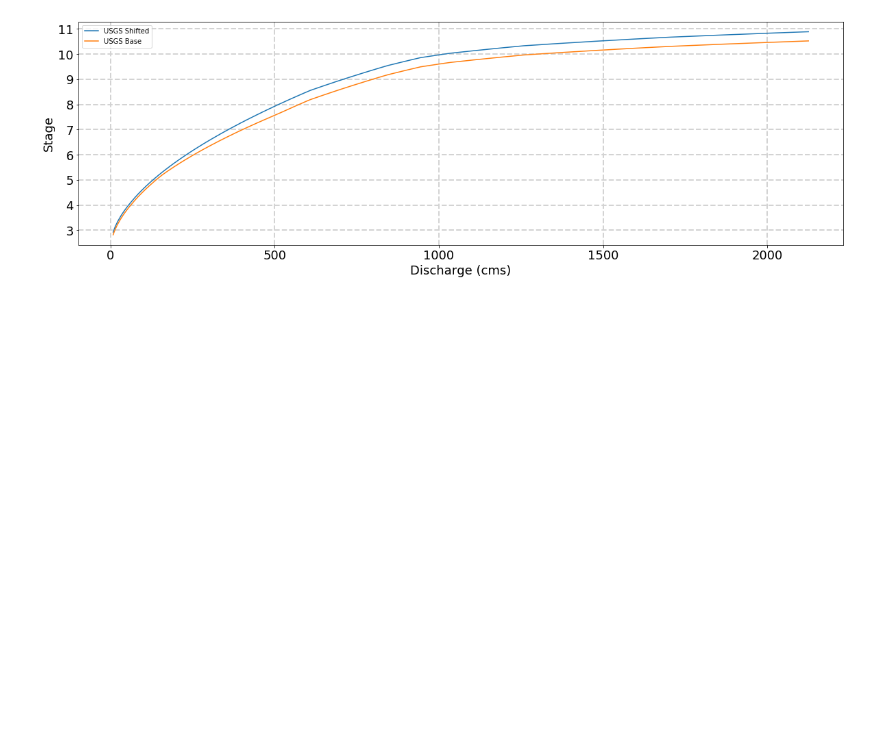
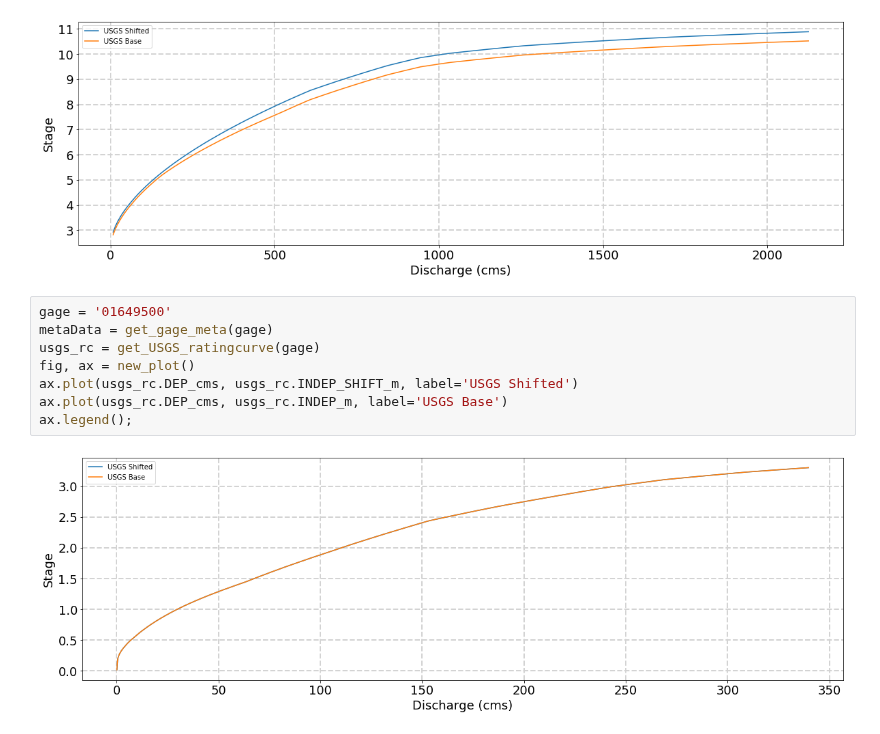
Before and after one commit to Dewberry/fcast, a Jupyter notebook: forecast/Get_USGS_Gage_Metadata_ratingcurve.ipynb, the cells around one changed output. Cells and saved outputs as stored; diff of their text form; blank space fills up the shorter version.

```diff
--- a/forecast/Get_USGS_Gage_Metadata_ratingcurve.ipynb
+++ b/forecast/Get_USGS_Gage_Metadata_ratingcurve.ipynb
@@ -33,3 +35,13 @@ ax.plot(usgs_rc.DEP_cms, usgs_rc.INDEP_m, label='USGS Base')
 ax.legend();
 # %% [output]
 [figure]
+# %%
+gage = '01649500'
+metaData = get_gage_meta(gage)
+usgs_rc = get_USGS_ratingcurve(gage)
+fig, ax = new_plot()
+ax.plot(usgs_rc.DEP_cms, usgs_rc.INDEP_SHIFT_m, label='USGS Shifted')
+ax.plot(usgs_rc.DEP_cms, usgs_rc.INDEP_m, label='USGS Base')
+ax.legend();
+# %% [output]
+[figure, added]
```
Also changed, not shown: parts of 10 cells of this notebook, 1 other file.
